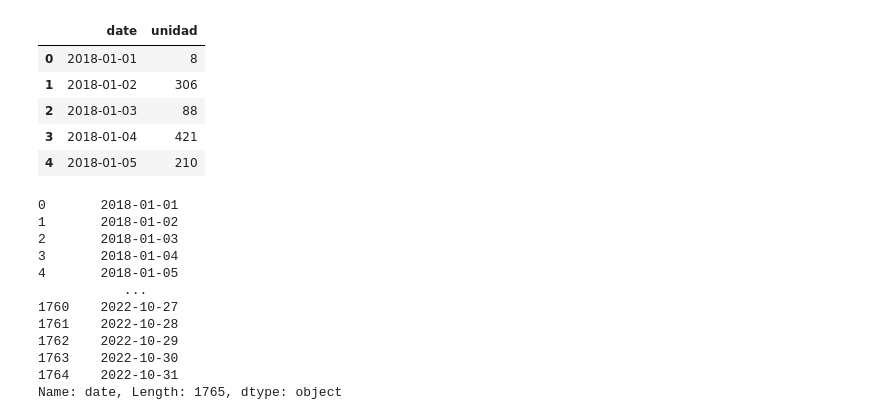
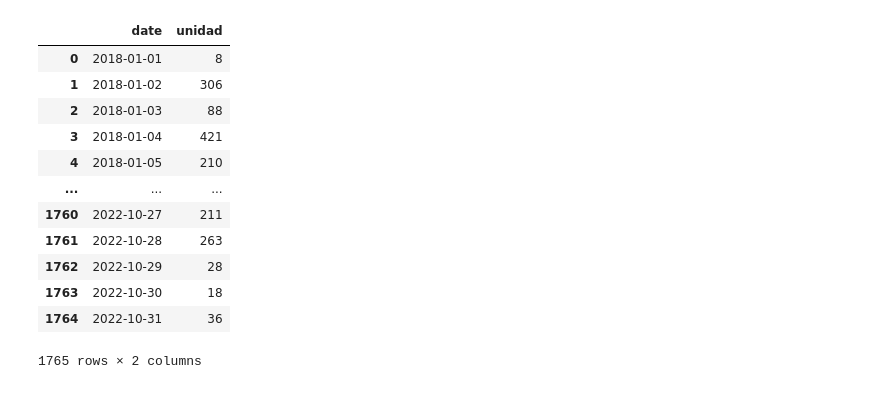
Before and after one commit to Peskysa/valverde, a Jupyter notebook: valverde_fecha.ipynb, the cells around one changed output. Drawn from its saved outputs; the diff is of its cells as text; code cells hidden in the pictures.

```diff
--- a/valverde_fecha.ipynb
+++ b/valverde_fecha.ipynb
@@ -1,29 +1,21 @@
 # %%
 import pandas as pd
 
 data = pd.read_csv('new_date.csv')
-data.head()
+data
 # %% [output]
 |  | date | unidad |
 | 0 | 2018-01-01 | 8 |
 | 1 | 2018-01-02 | 306 |
 | 2 | 2018-01-03 | 88 |
 | 3 | 2018-01-04 | 421 |
 | 4 | 2018-01-05 | 210 |
+| ... | ... | ... |
+| 1760 | 2022-10-27 | 211 |
+| 1761 | 2022-10-28 | 263 |
+| 1762 | 2022-10-29 | 28 |
+| 1763 | 2022-10-30 | 18 |
+| 1764 | 2022-10-31 | 36 |
+1765 rows × 2 columns
-# %%
-data['date']
-# %% [output]
-0       2018-01-01
-1       2018-01-02
-2       2018-01-03
-3       2018-01-04
-4       2018-01-05
-           ...
-1760    2022-10-27
-1761    2022-10-28
-1762    2022-10-29
-1763    2022-10-30
-1764    2022-10-31
-Name: date, Length: 1765, dtype: object
 # %%
 import matplotlib.pyplot as plt
```
Also changed, not shown: parts of 13 cells of this notebook, 1 other file.
